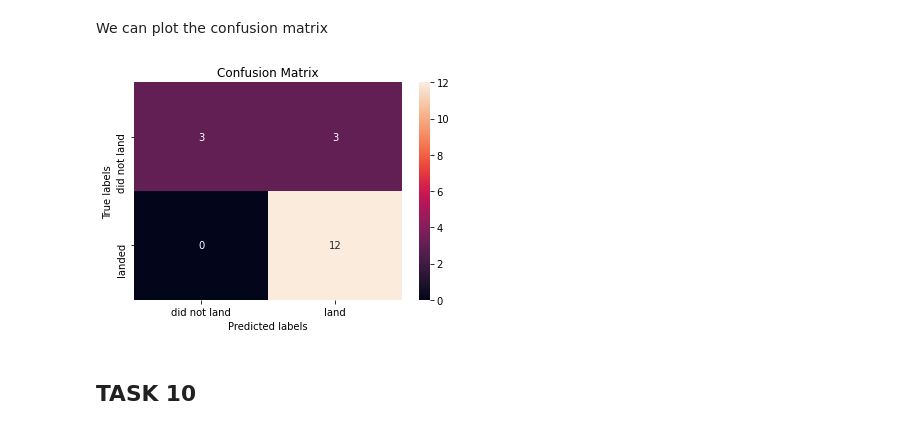
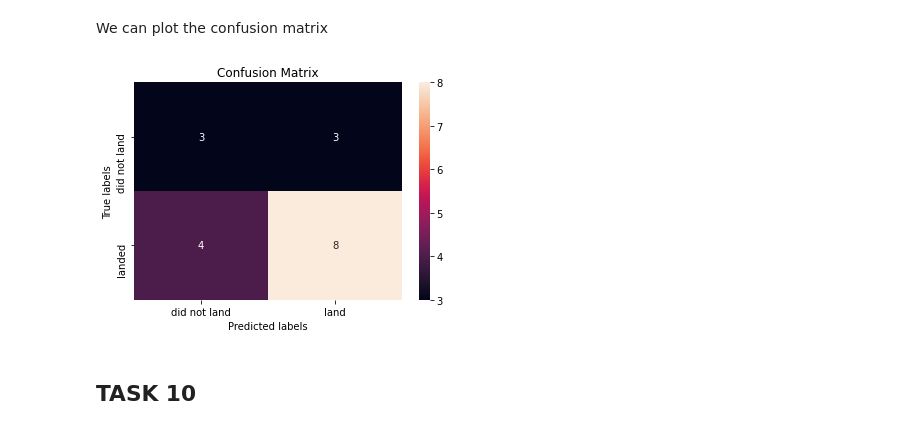
Before and after one commit to iman-mousavinjead/Applied-Data-Science-Capstone, a Jupyter notebook: Week_4: Machine Learning Prediction lab.ipynb, the cells around one changed output. Drawn from its saved outputs; the diff is of its cells as text; code cells hidden in the pictures.

```diff
--- a/Week_4: Machine Learning Prediction lab.ipynb
+++ b/Week_4: Machine Learning Prediction lab.ipynb
@@ -291,10 +291,10 @@ Accuracy for decision tree tuned with the best parameters: 0.8333333333333334
 # %% [markdown]
 We can plot the confusion matrix
 # %%
-yhat = svm_cv.predict(X_test)
+yhat = tree_cv.predict(X_test)
 plot_confusion_matrix(Y_test,yhat)
 # %% [output]
-[figure, old version]
+[figure, new version]
 # %% [markdown]
 ## TASK  10
 # %% [markdown]
```
Also changed, not shown: parts of 8 cells of this notebook.
